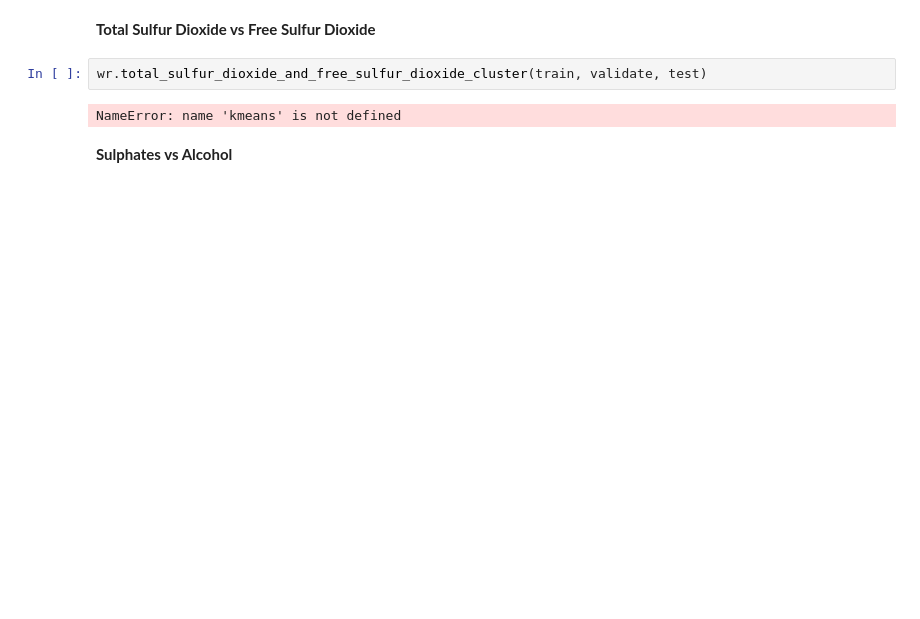
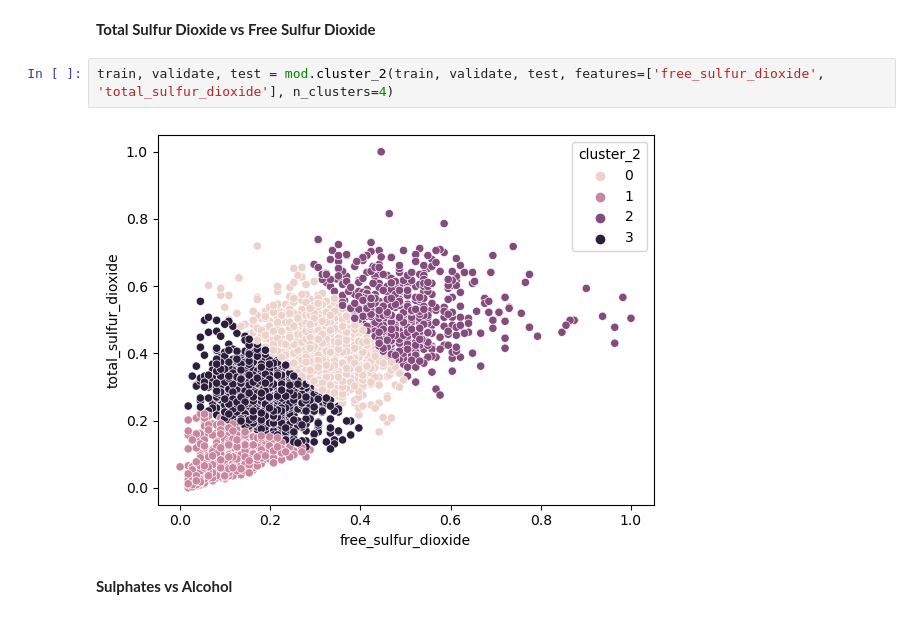
Before and after one commit to Wine-Clustering-Group-B/Clustering-Project, a Jupyter notebook: Final_Notebook.ipynb, the cells around one changed output. Drawn from its saved outputs; the diff is of its cells as text; blank space fills up the shorter version.

```diff
--- a/Final_Notebook.ipynb
+++ b/Final_Notebook.ipynb
@@ -273,9 +277,9 @@ wr.citric_acid_pH_clusters(train, validate, test)
 # %% [markdown]
 <b>Total Sulfur Dioxide vs Free Sulfur Dioxide
 # %%
-wr.total_sulfur_dioxide_and_free_sulfur_dioxide_cluster(train, validate, test)
+train, validate, test = mod.cluster_2(train, validate, test, features=['free_sulfur_dioxide', 'total_sulfur_dioxide'], n_clusters=4)
 # %% [output]
-NameError: name 'kmeans' is not defined
+[figure, added]
 # %% [markdown]
 <b>Sulphates vs Alcohol
 # %%
```
Also changed, not shown: parts of 22 cells of this notebook, 3 other files.
